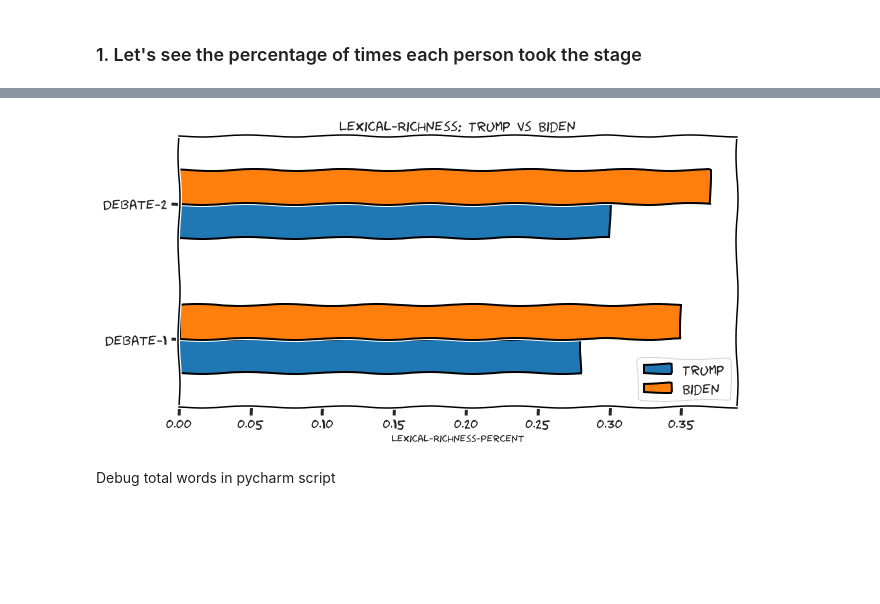
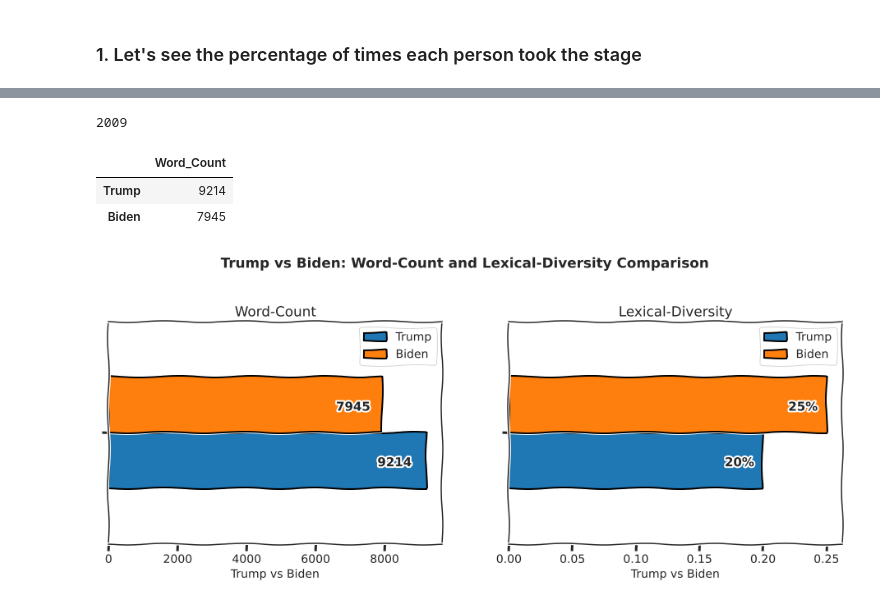
Before and after one commit to Lawrence-Krukrubo/Text-Based-AI, a Jupyter notebook: trump_biden_2020.ipynb, the cells around one changed output, grey strips where cells are left out. Cells and saved outputs as stored; diff of their text form; code cells hidden in the pictures; blank space fills up the shorter version.

```diff
--- a/trump_biden_2020.ipynb
+++ b/trump_biden_2020.ipynb
@@ -264,11 +174,0 @@ lex_rich_df
-# %%
-lex_rich_df.plot(kind='barh', edgecolor='black', linewidth=2, figsize=(10,5))
-
-plt.title('Lexical-Richness: Trump vs Biden', fontsize=14)
-plt.xlabel('Lexical-Richness-Percent', fontsize=10)
-
-plt.show()
-# %% [output]
-[figure, removed]
-# %% [markdown]
-Debug total words in pycharm script
@@ -274,0 +182,4 @@ Debug total words in pycharm script
+# %%
+len(vocab(biden_total_words))
+# %% [output]
+2009
@@ -274,0 +193,48 @@ Debug total words in pycharm script
+# %%
+# For the word-count comparison
+word_count_df = pd.DataFrame(columns=['Word_Count'], index=['Trump', 'Biden'])
+
+for index, row in word_count_df.iterrows():
+    if index is 'Trump':
+        row['Word_Count'] = len(trump_total_words)
+    else:
+        row['Word_Count'] = len(biden_total_words)
+
+# For the lexical diversity comparison
+lex_var_df = pd.DataFrame(columns=['Lexical-Diversity'], index=['Trump', 'Biden'])
+
+for index, row in lex_var_df.iterrows():
+    if index is 'Trump':
+        row['Lexical-Diversity'] = lexical_diversity(trump_total_words)
+    else:
+        row['Lexical-Diversity'] = lexical_diversity(biden_total_words)
+word_count_df
+# %% [output]
+|  | Word_Count |
+| Trump | 9214 |
+| Biden | 7945 |
+# %%
+sns.set_style('ticks')
+fig = plt.figure(figsize=(16,5)) # create figure
+plt.suptitle('Trump vs Biden: Word-Count and Lexical-Diversity Comparison', y=1.1, fontweight='bold')
+
+ax0 = fig.add_subplot(1, 2, 1) # add subplot 1 (1 row, 2 columns, first plot)
+ax1 = fig.add_subplot(1, 2, 2) # add subplot 2 (1 row, 2 columns, second plot). See tip below**
+
+word_count_df.T.plot(kind='barh', edgecolor='black', linewidth=2, ax=ax0)
+ax0.set_title('Word-Count')
+ax0.set_xlabel('Trump vs Biden')
+ax0.set_yticklabels('')
+ax0.annotate('7945', (6600, 0.099), fontsize=15, fontweight='bold')
+ax0.annotate('9214', (7800, -0.15), fontsize=15, fontweight='bold')
+
+lex_var_df.T.plot(kind='barh', edgecolor='black', linewidth=2, ax=ax1)
+plt.title('Lexical-Diversity')
+plt.xlabel('Trump vs Biden')
+ax1.set_yticklabels('')
+ax1.annotate('25%', (0.22, 0.099), fontsize=15, fontweight='bold')
+ax1.annotate('20%', (0.17, -0.15), fontsize=15, fontweight='bold')
+
+plt.show()
+# %% [output]
+[figure, added]
```
Also changed, not shown: parts of 28 cells of this notebook.
